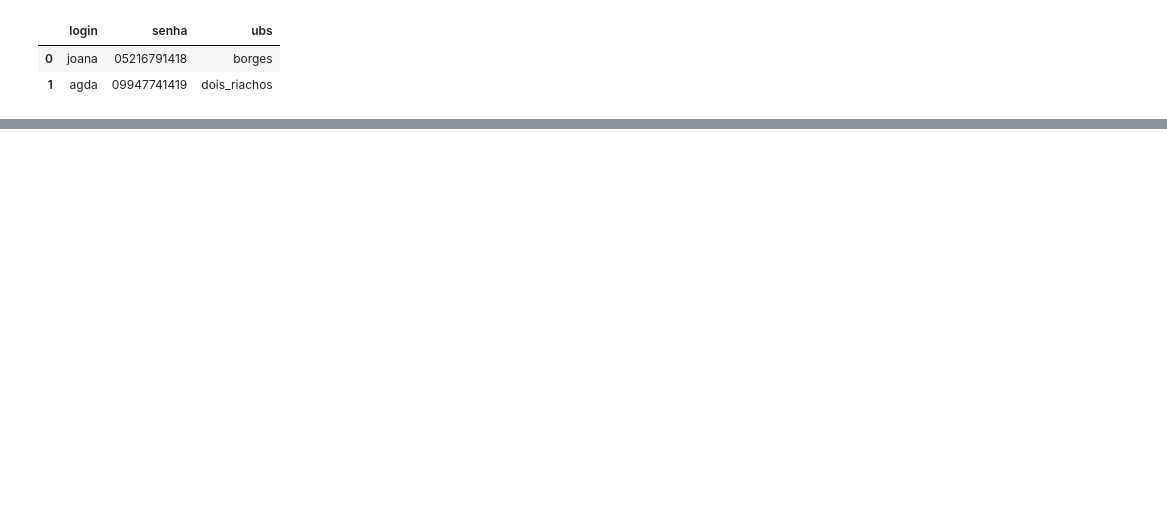
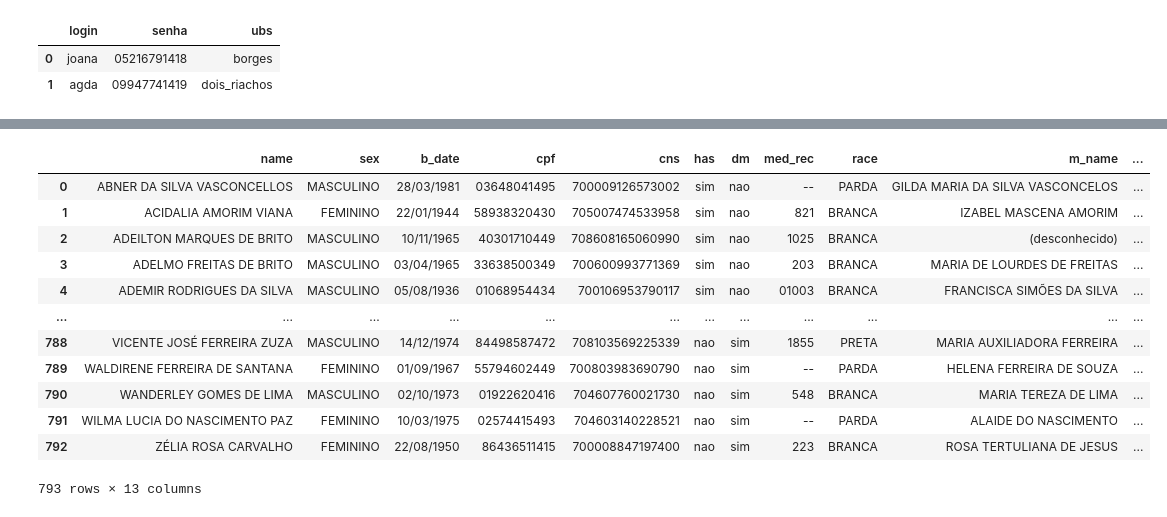
Before and after one commit to ricardoseminsta/afg_ephealth, a Jupyter notebook: afg_epHealth_hypertension_diabetes_2.0.ipynb, the cells around one changed output, grey strips where cells are left out. Saved outputs shown, nothing was run; the diff lists cells and outputs as text; code cells hidden in the pictures; blank space fills up the shorter version.

```diff
--- a/afg_epHealth_hypertension_diabetes_2.0.ipynb
+++ b/afg_epHealth_hypertension_diabetes_2.0.ipynb
@@ -341,0 +279,17 @@ display(dup)
+# %%
+unic = pd.read_excel('unification.xlsx')
+display(unic)
+# %% [output]
+|  | name | sex | b_date | cpf | cns | has | dm | med_rec | race | m_name | ... |
+| 0 | ABNER DA SILVA VASCONCELLOS | MASCULINO | 28/03/1981 | 03648041495 | 700009126573002 | sim | nao | -- | PARDA | GILDA MARIA DA SILVA VASCONCELOS | ... |
+| 1 | ACIDALIA AMORIM VIANA | FEMININO | 22/01/1944 | 58938320430 | 705007474533958 | sim | nao | 821 | BRANCA | IZABEL MASCENA AMORIM | ... |
+| 2 | ADEILTON MARQUES DE BRITO | MASCULINO | 10/11/1965 | 40301710449 | 708608165060990 | sim | nao | 1025 | BRANCA | (desconhecido) | ... |
+| 3 | ADELMO FREITAS DE BRITO | MASCULINO | 03/04/1965 | 33638500349 | 700600993771369 | sim | nao | 203 | BRANCA | MARIA DE LOURDES DE FREITAS | ... |
+| 4 | ADEMIR RODRIGUES DA SILVA | MASCULINO | 05/08/1936 | 01068954434 | 700106953790117 | sim | nao | 01003 | BRANCA | FRANCISCA SIMÕES DA SILVA | ... |
+| ... | ... | ... | ... | ... | ... | ... | ... | ... | ... | ... | ... |
+| 788 | VICENTE JOSÉ FERREIRA ZUZA | MASCULINO | 14/12/1974 | 84498587472 | 708103569225339 | nao | sim | 1855 | PRETA | MARIA AUXILIADORA FERREIRA | ... |
+| 789 | WALDIRENE FERREIRA DE SANTANA | FEMININO | 01/09/1967 | 55794602449 | 700803983690790 | nao | sim | -- | PARDA | HELENA FERREIRA DE SOUZA | ... |
+| 790 | WANDERLEY GOMES DE LIMA | MASCULINO | 02/10/1973 | 01922620416 | 704607760021730 | nao | sim | 548 | BRANCA | MARIA TEREZA DE LIMA | ... |
+| 791 | WILMA LUCIA DO NASCIMENTO PAZ | FEMININO | 10/03/1975 | 02574415493 | 704603140228521 | nao | sim | -- | PARDA | ALAIDE DO NASCIMENTO | ... |
+| 792 | ZÉLIA ROSA CARVALHO | FEMININO | 22/08/1950 | 86436511415 | 700008847197400 | nao | sim | 223 | BRANCA | ROSA TERTULIANA DE JESUS | ... |
+793 rows × 13 columns
```
Also changed, not shown: parts of 6 cells of this notebook, 6 other files.
